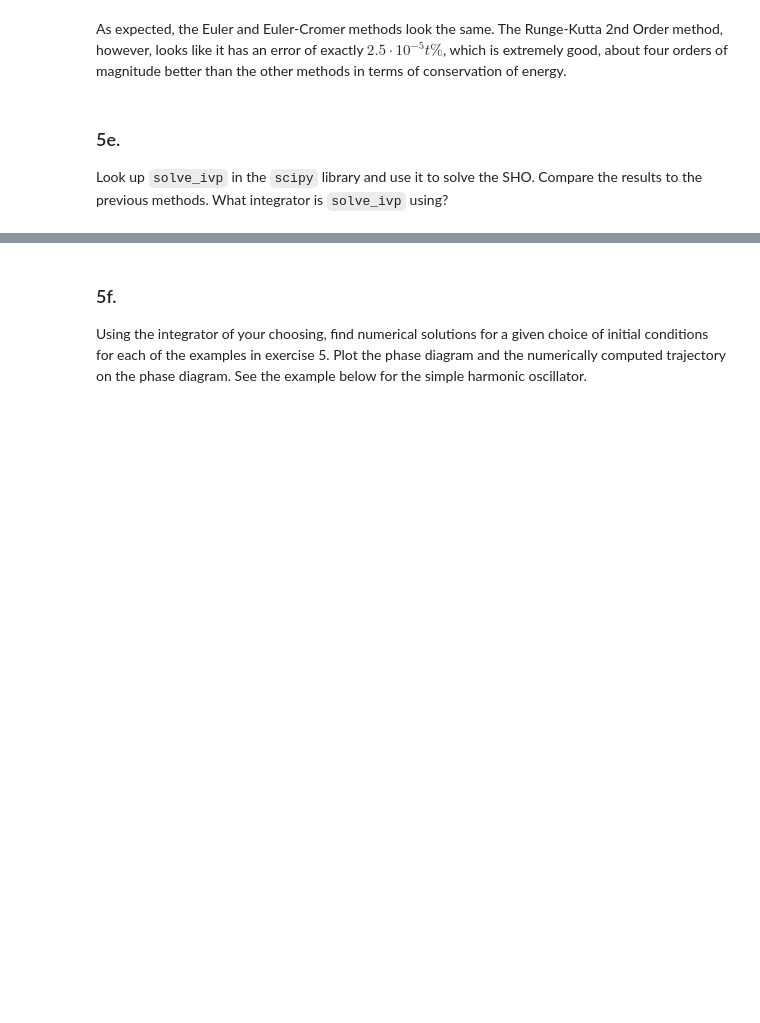
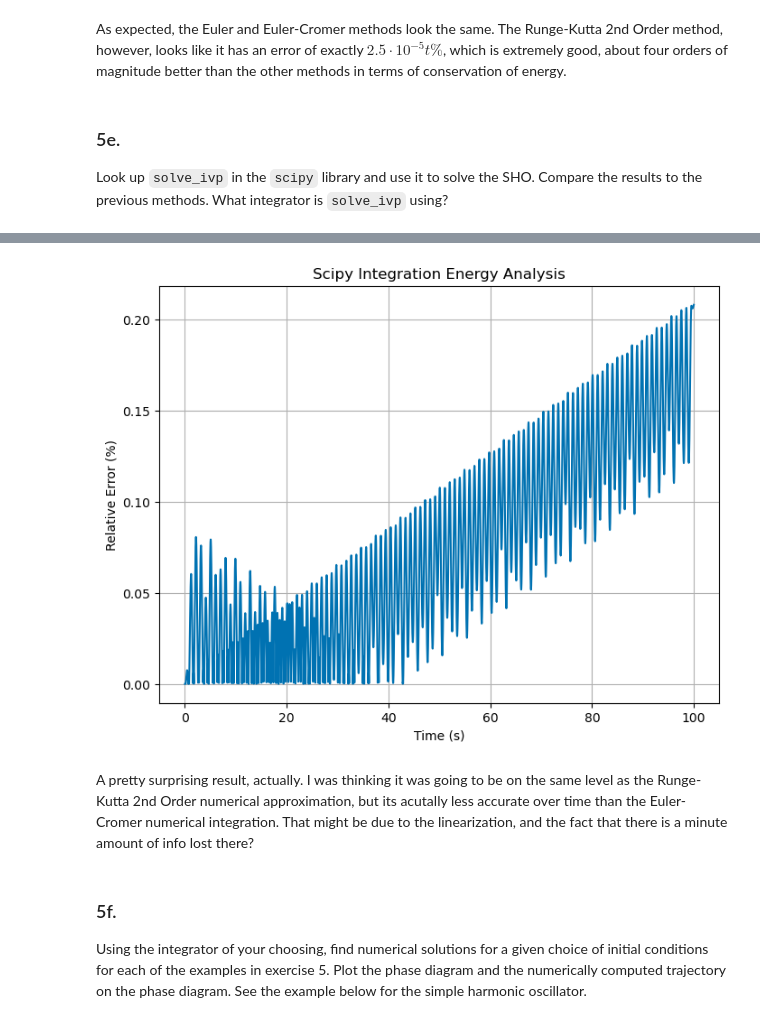
Before and after one commit to BruhddyTheThird/ProfCPisGoatedLib, a Jupyter notebook: HW V.ipynb, the cells around one changed output, grey strips where cells are left out. Cells and saved outputs as stored; diff of their text form; code cells hidden in the pictures; blank space fills up the shorter version.

```diff
--- a/HW V.ipynb
+++ b/HW V.ipynb
@@ -569,3 +604,18 @@ Look up `solve_ivp` in the `scipy` library and use it to solve the SHO. Compare
+# %%
+ivp_k, ivp_u = KineticEnergy(res.y[1,:]), PotentialEnergy(res.y[0,:],omega=omega)
+ivp_e = TotEnergy(ivp_k,ivp_u)
+# %%
+fig, ax = plt.subplots(1,1,figsize=(8,6))
+ax.set_title("Scipy Integration Energy Analysis")
+ax.plot(t_pts,RelativeError(ivp_e,exact_energy))
+ax.set_xlabel('Time (s)')
+ax.set_ylabel('Relative Error (%)')
+ax.grid()
+plt.show()
+# %% [output]
+[figure, added]
+# %% [markdown]
+A pretty surprising result, actually. I was thinking it was going to be on the same level as the Runge-Kutta 2nd Order numerical approximation, but its acutally less accurate over time than the Euler-Cromer numerical integration. That might be due to the linearization, and the fact that there is a minute amount of info lost there?
 # %% [markdown]
 ### 5f.
 Using the integrator of your choosing, find numerical solutions for a given choice of initial conditions for each of the examples in exercise 5. Plot the phase diagram and the numerically computed trajectory on the phase diagram. See the example below for the simple harmonic oscillator.
```
Also changed, not shown: parts of 9 cells of this notebook.
